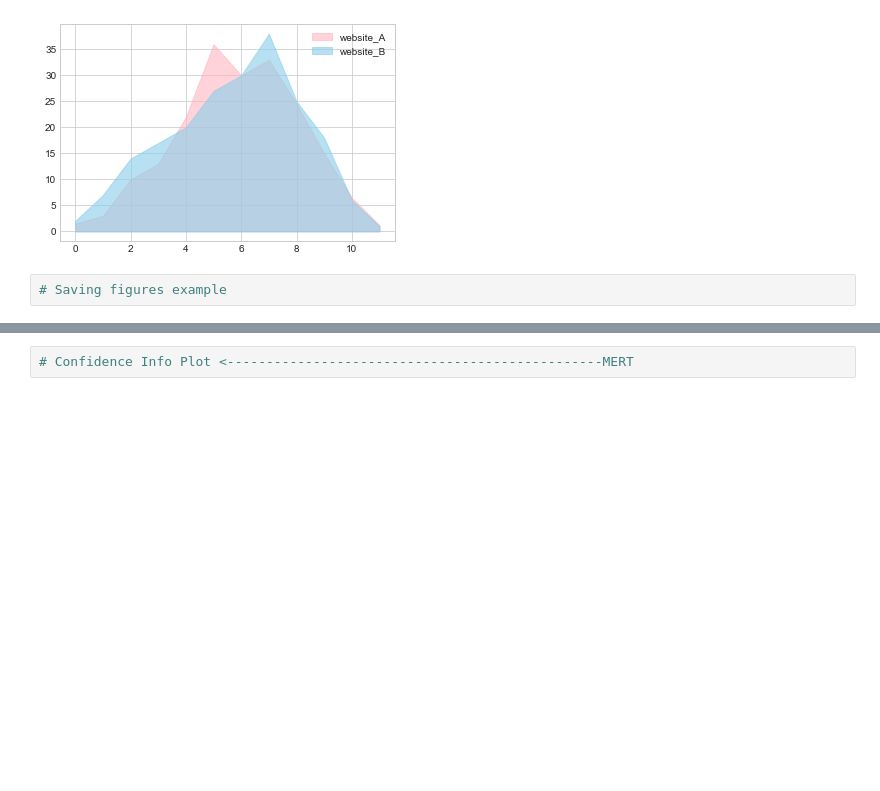
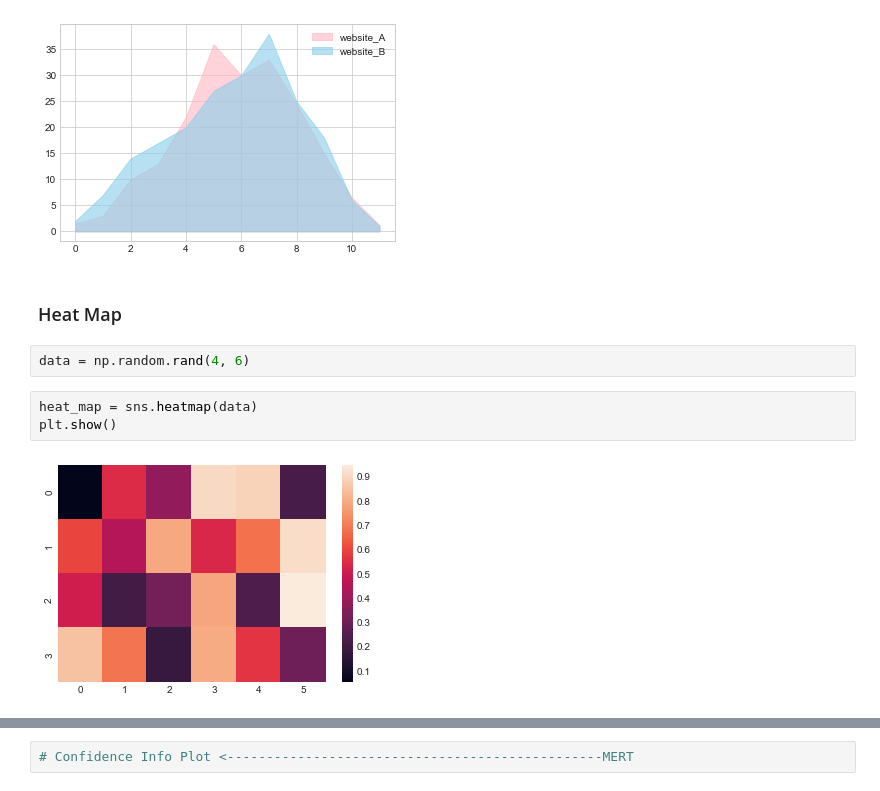
Before and after one commit to mcandar/python_lectures, a Jupyter notebook: chapter_5.ipynb, the cells around one changed output, grey strips where cells are left out. Drawn from its saved outputs; the diff is of its cells as text; blank space fills up the shorter version.

Commit message:
Added examples

```diff
--- a/chapter_5.ipynb
+++ b/chapter_5.ipynb
@@ -540,5 +564,12 @@ plt.legend()
 plt.show()
 # %% [output]
 [figure]
-# %%
-# Saving figures example
+# %% [markdown]
+### Heat Map
+# %%
+data = np.random.rand(4, 6)
+# %%
+heat_map = sns.heatmap(data)
+plt.show()
+# %% [output]
+[figure, added]
```
Also changed, not shown: parts of 33 cells of this notebook.
